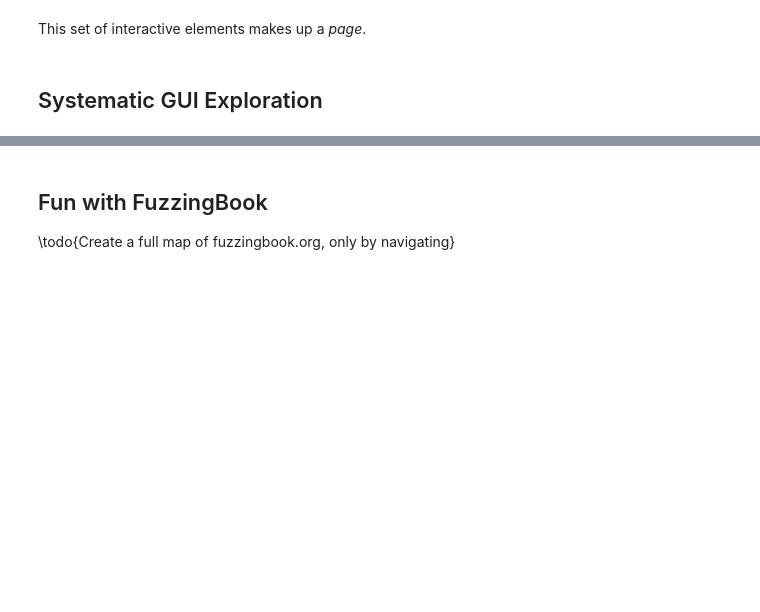
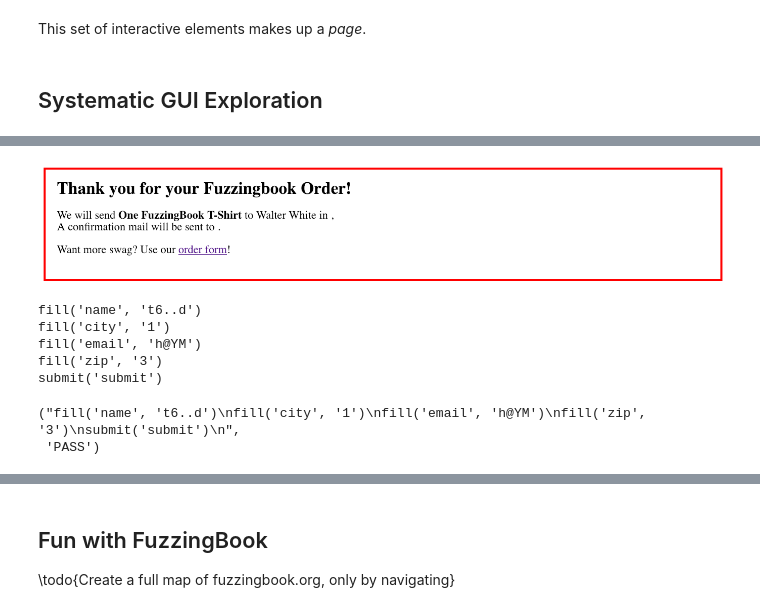
Before and after one commit to uds-se/fuzzingbook, a Jupyter notebook: docs/beta/notebooks/GUIFuzzer.ipynb, the cells around one changed output, grey strips where cells are left out. Saved outputs shown, nothing was run; the diff lists cells and outputs as text; code cells hidden in the pictures; blank space fills up the shorter version.

```diff
--- a/docs/beta/notebooks/GUIFuzzer.ipynb
+++ b/docs/beta/notebooks/GUIFuzzer.ipynb
@@ -256,0 +508,4 @@ This set of interactive elements makes up a _page_.
+# %%
+Image(driver.get_screenshot_as_png())
+# %% [output]
+[figure, added]
@@ -256,0 +521,13 @@ This set of interactive elements makes up a _page_.
+# %%
+print(action)
+# %% [output]
+fill('name', 't6..d')
+fill('city', '1')
+fill('email', 'h@YM')
+fill('zip', '3')
+submit('submit')
+# %%
+gui_runner.run(action)
+# %% [output]
+("fill('name', 't6..d')\nfill('city', '1')\nfill('email', 'h@YM')\nfill('zip', '3')\nsubmit('submit')\n",
+ 'PASS')
```
Also changed, not shown: parts of 101 cells of this notebook, 35 other files.
